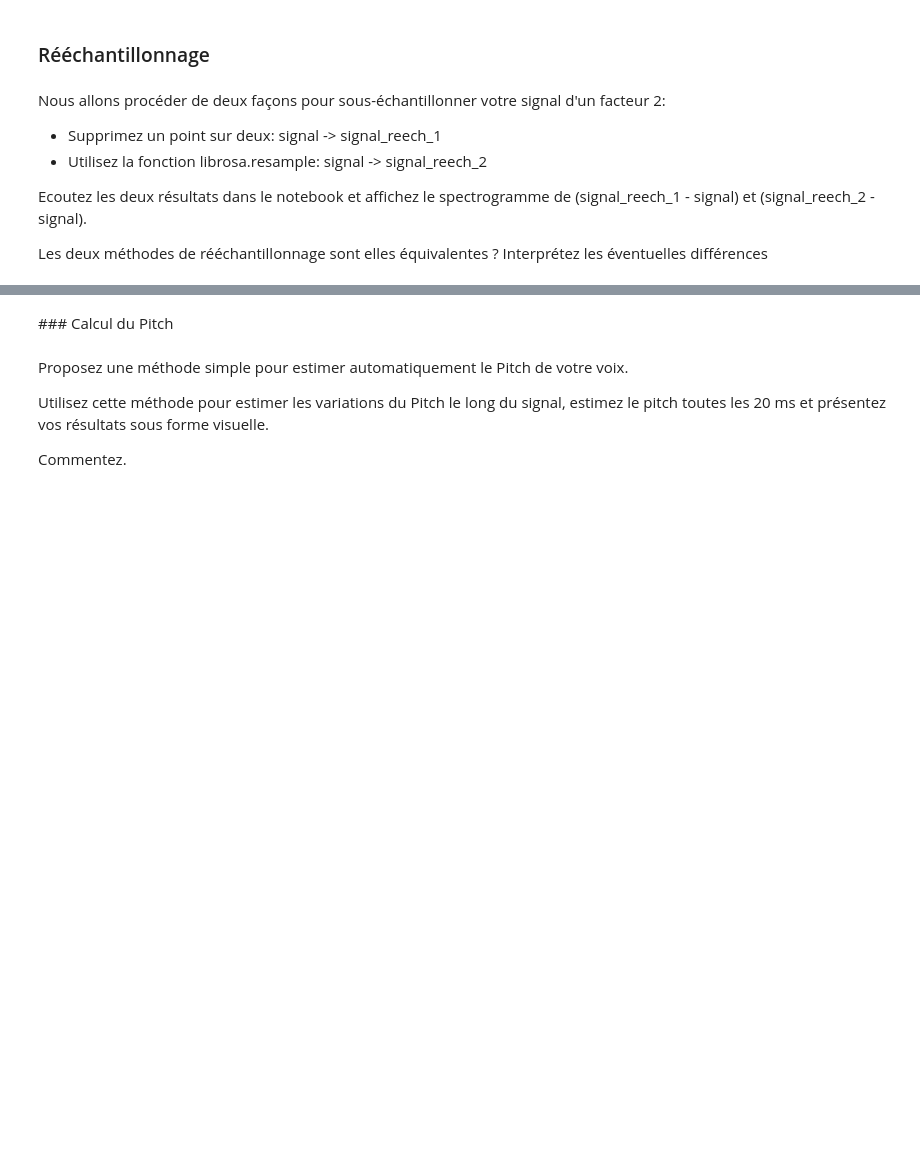
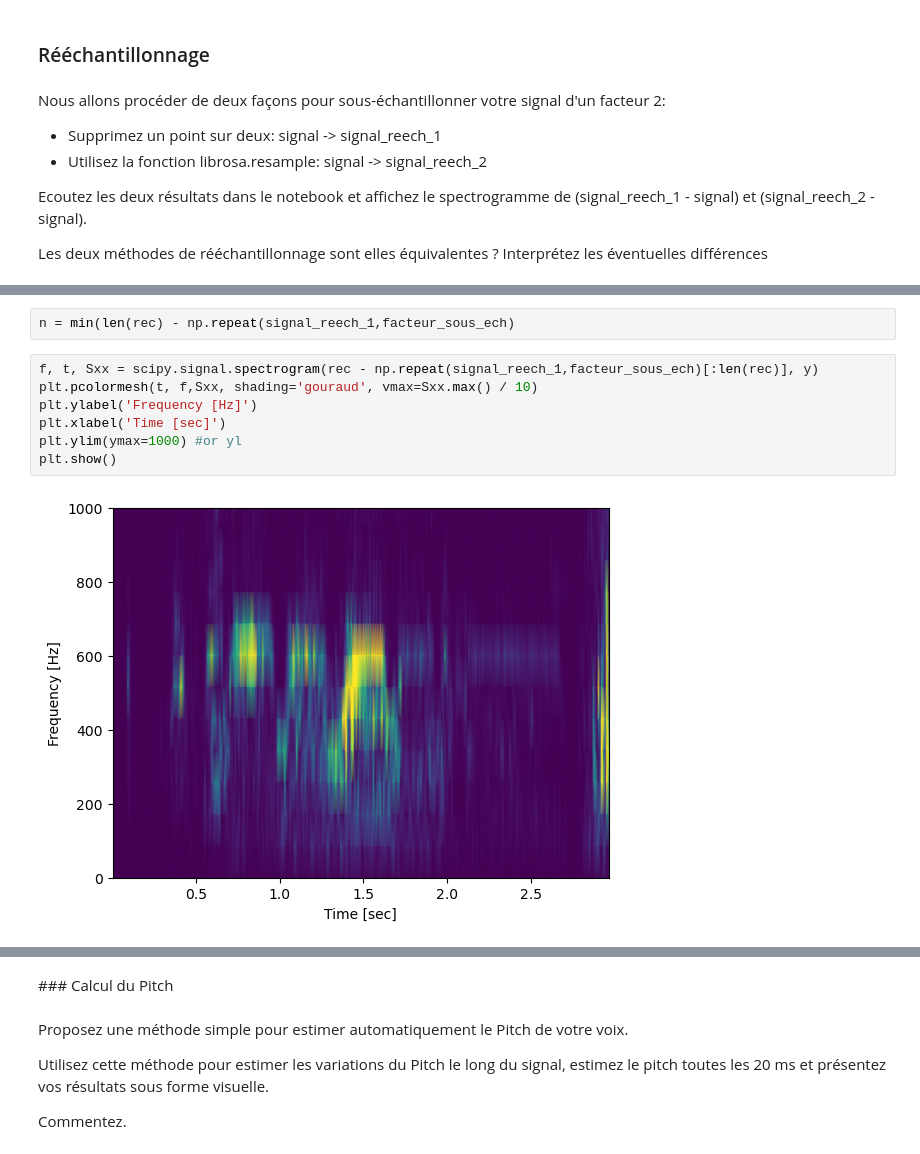
Before and after one commit to ArnaudGardille/Deep-Learning-Signal, a Jupyter notebook: dls_tp1.ipynb, the cells around one changed output, grey strips where cells are left out. Cells and saved outputs as stored; diff of their text form; blank space fills up the shorter version.

```diff
--- a/dls_tp1.ipynb
+++ b/dls_tp1.ipynb
@@ -121 +145,12 @@ Audio(signal_reech_1, autoplay=True, rate=y/2)
+# %%
+n = min(len(rec) - np.repeat(signal_reech_1,facteur_sous_ech)
+# %%
+f, t, Sxx = scipy.signal.spectrogram(rec - np.repeat(signal_reech_1,facteur_sous_ech)[:len(rec)], y)
+plt.pcolormesh(t, f,Sxx, shading='gouraud', vmax=Sxx.max() / 10)
+plt.ylabel('Frequency [Hz]')
+plt.xlabel('Time [sec]')
+plt.ylim(ymax=1000) #or yl
+plt.show()
+# %% [output]
+[figure, added]
 # %%
```
Also changed, not shown: parts of 10 cells of this notebook.
